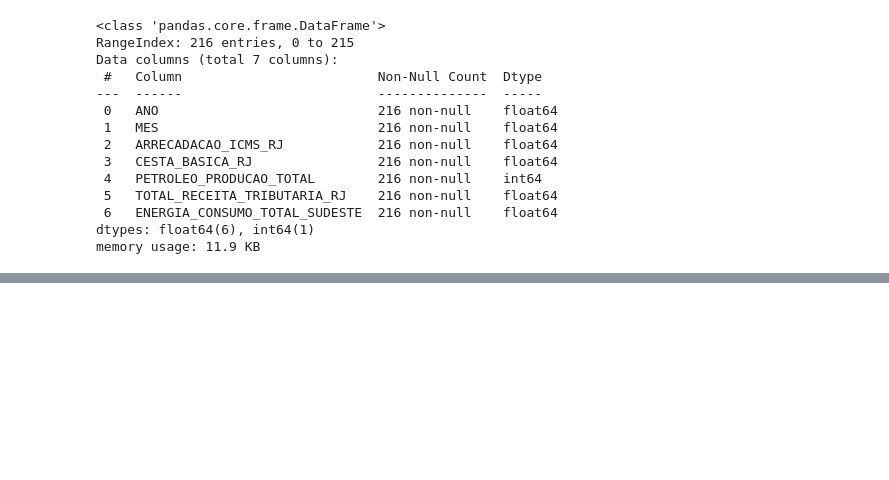
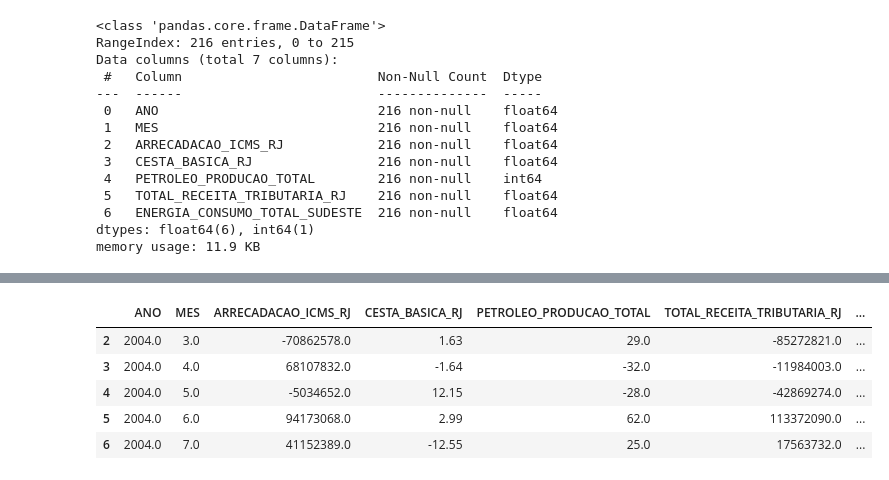
Before and after one commit to JPVercosa/icms-prediction, a Jupyter notebook: notebooks/preprocessing.ipynb, the cells around one changed output, grey strips where cells are left out. Saved outputs shown, nothing was run; the diff lists cells and outputs as text; code cells hidden in the pictures; blank space fills up the shorter version.

```diff
--- a/notebooks/preprocessing.ipynb
+++ b/notebooks/preprocessing.ipynb
@@ -99,0 +150,9 @@ memory usage: 11.9 KB
+# %%
+no_trend.head()
+# %% [output]
+|  | ANO | MES | ARRECADACAO_ICMS_RJ | CESTA_BASICA_RJ | PETROLEO_PRODUCAO_TOTAL | TOTAL_RECEITA_TRIBUTARIA_RJ | ... |
+| 2 | 2004.0 | 3.0 | -70862578.0 | 1.63 | 29.0 | -85272821.0 | ... |
+| 3 | 2004.0 | 4.0 | 68107832.0 | -1.64 | -32.0 | -11984003.0 | ... |
+| 4 | 2004.0 | 5.0 | -5034652.0 | 12.15 | -28.0 | -42869274.0 | ... |
+| 5 | 2004.0 | 6.0 | 94173068.0 | 2.99 | 62.0 | 113372090.0 | ... |
+| 6 | 2004.0 | 7.0 | 41152389.0 | -12.55 | 25.0 | 17563732.0 | ... |
```
Also changed, not shown: parts of 13 cells of this notebook.
